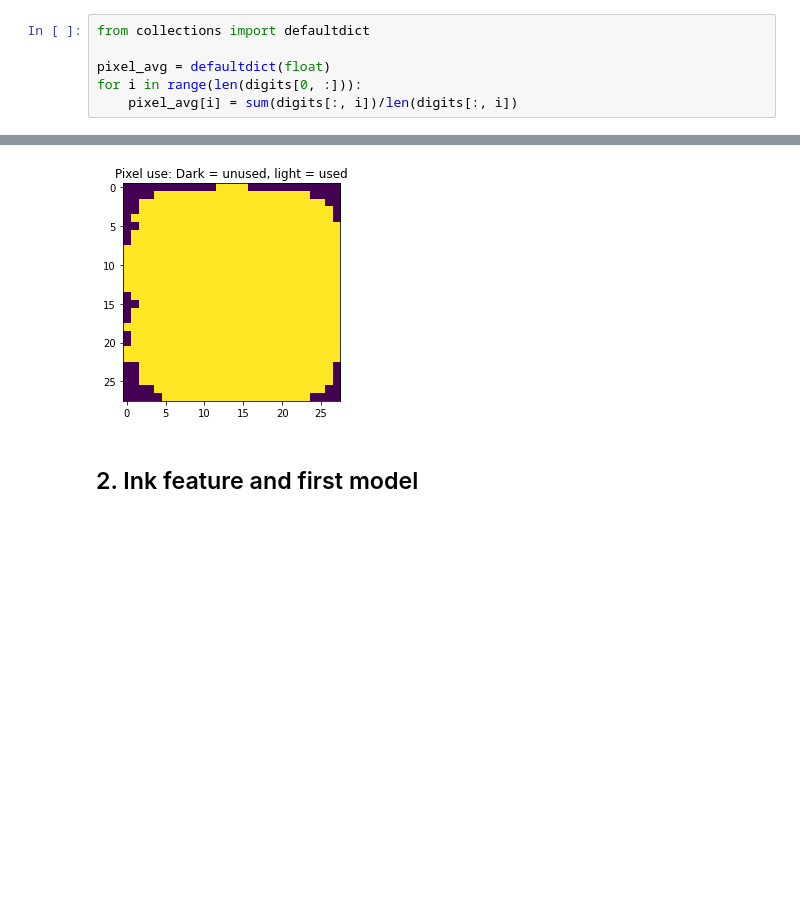
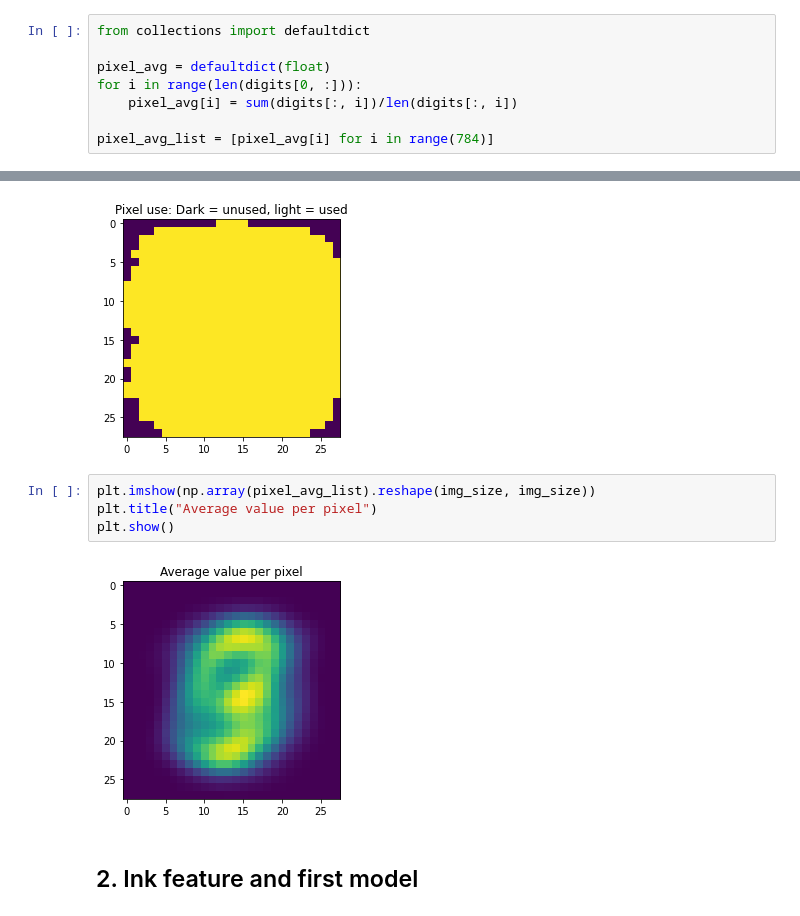
Before and after one commit to MikaSie/Project_Pattern_Recognition, a Jupyter notebook: Pattern_Recognition_Assignment1.ipynb, the cells around one changed output, grey strips where cells are left out. Cells and saved outputs as stored; diff of their text form; blank space fills up the shorter version.

Commit message:
Update Average pixel value image

```diff
--- a/Pattern_Recognition_Assignment1.ipynb
+++ b/Pattern_Recognition_Assignment1.ipynb
@@ -57,6 +57,8 @@ from collections import defaultdict
 pixel_avg = defaultdict(float)
 for i in range(len(digits[0, :])):
     pixel_avg[i] = sum(digits[:, i])/len(digits[:, i])
+
+pixel_avg_list = [pixel_avg[i] for i in range(784)]
 # %%
 pprint(pixel_avg)
 
@@ -88,6 +90,12 @@ plt.title("Pixel use: Dark = unused, light = used")
 plt.show()
 # %% [output]
 [figure]
+# %%
+plt.imshow(np.array(pixel_avg_list).reshape(img_size, img_size))
+plt.title("Average value per pixel")
+plt.show()
+# %% [output]
+[figure, added]
 # %% [markdown]
 ## 2. Ink feature and first model
 # %%
```
